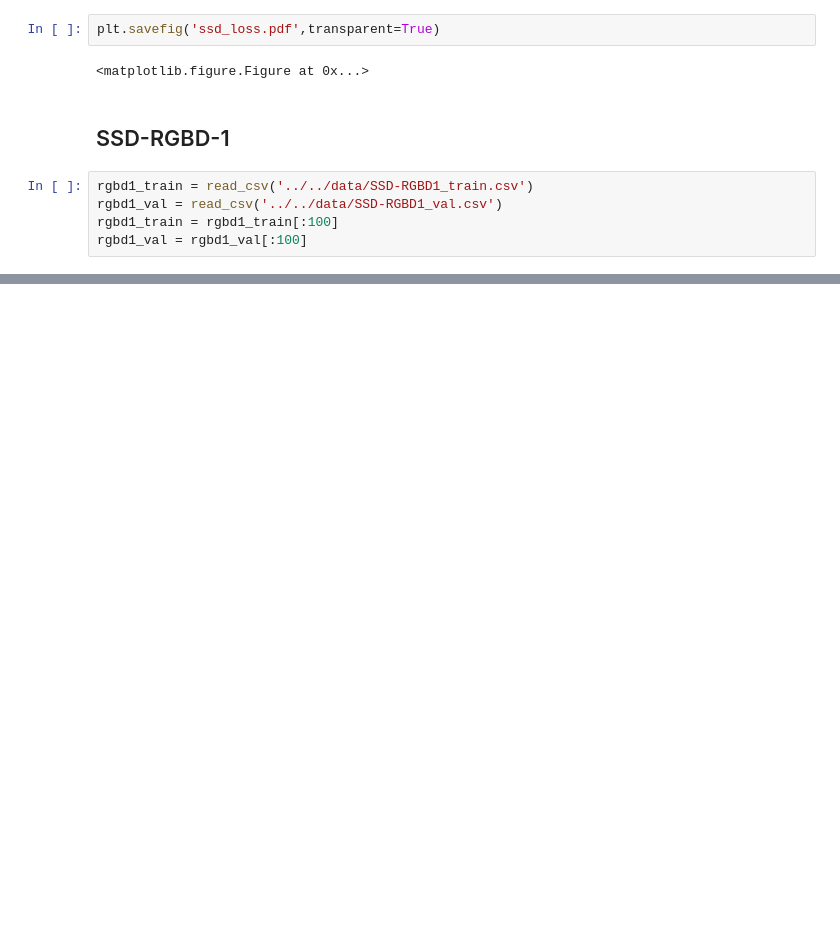
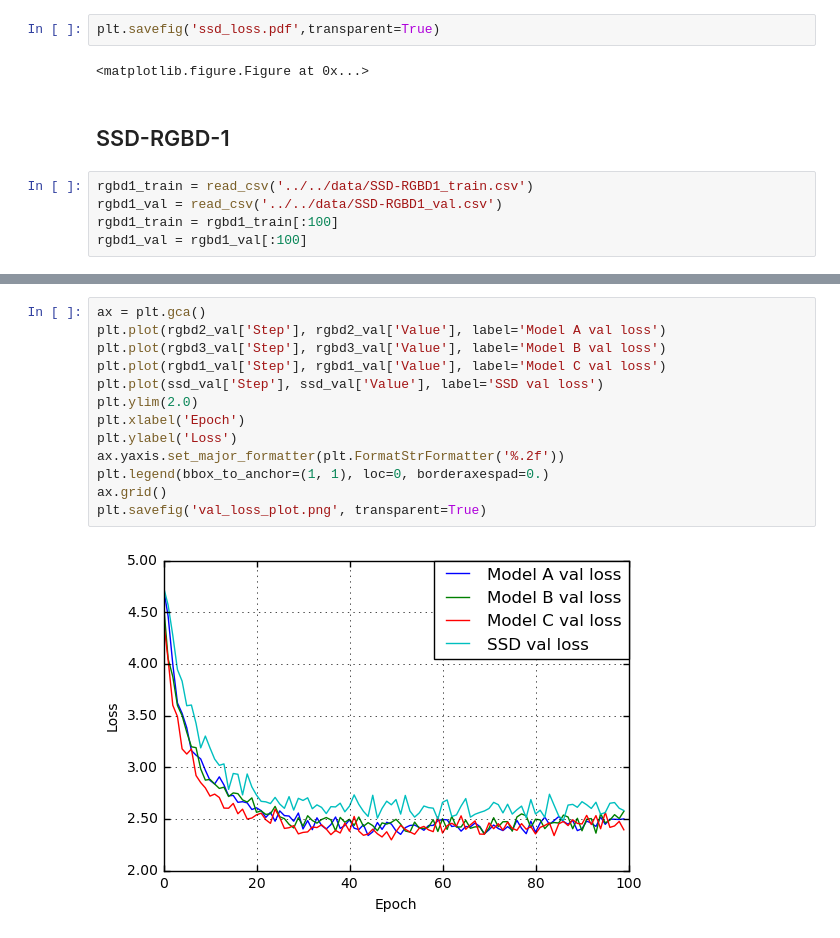
Before and after one commit to junjungoal/rgbd-ssd, a Jupyter notebook: src/tools/loss_plot.ipynb, the cells around one changed output, grey strips where cells are left out. Saved outputs shown, nothing was run; the diff lists cells and outputs as text; blank space fills up the shorter version.

```diff
--- a/src/tools/loss_plot.ipynb
+++ b/src/tools/loss_plot.ipynb
@@ -62,0 +108,15 @@ plt.savefig('ssd_rgbdA.pdf', transparent=True)
+# %%
+ax = plt.gca()
+plt.plot(rgbd2_val['Step'], rgbd2_val['Value'], label='Model A val loss')
+plt.plot(rgbd3_val['Step'], rgbd3_val['Value'], label='Model B val loss')
+plt.plot(rgbd1_val['Step'], rgbd1_val['Value'], label='Model C val loss')
+plt.plot(ssd_val['Step'], ssd_val['Value'], label='SSD val loss')
+plt.ylim(2.0)
+plt.xlabel('Epoch')
+plt.ylabel('Loss')
+ax.yaxis.set_major_formatter(plt.FormatStrFormatter('%.2f'))
+plt.legend(bbox_to_anchor=(1, 1), loc=0, borderaxespad=0.)
+ax.grid()
+plt.savefig('val_loss_plot.png', transparent=True)
+# %% [output]
+[figure, added]
```
Also changed, not shown: parts of 8 cells of this notebook, 16 other files.
